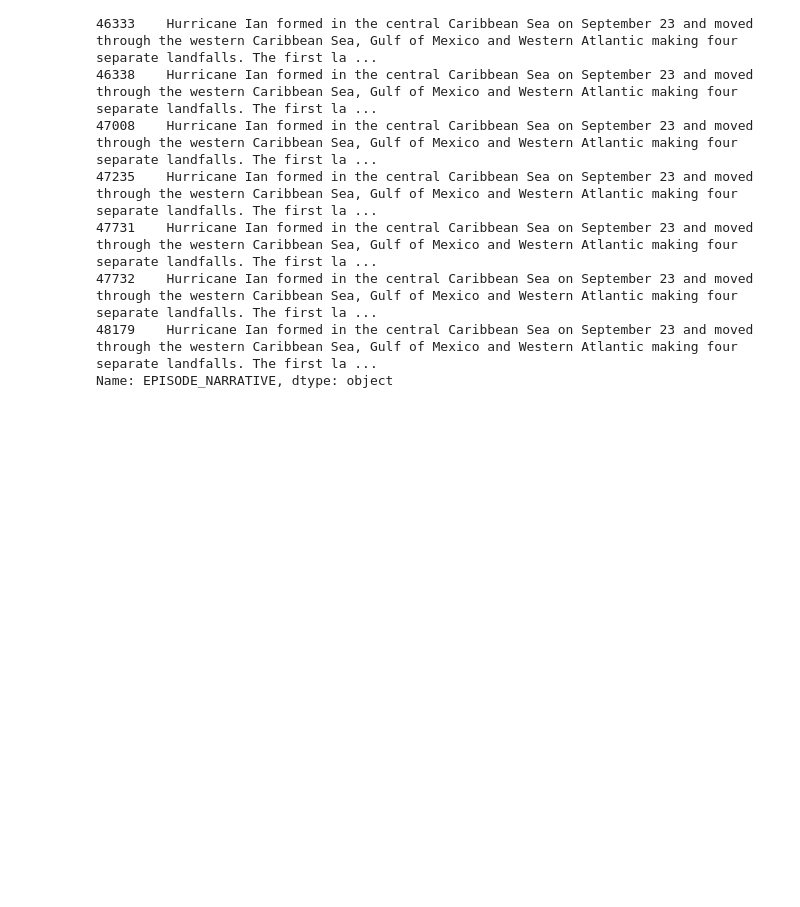
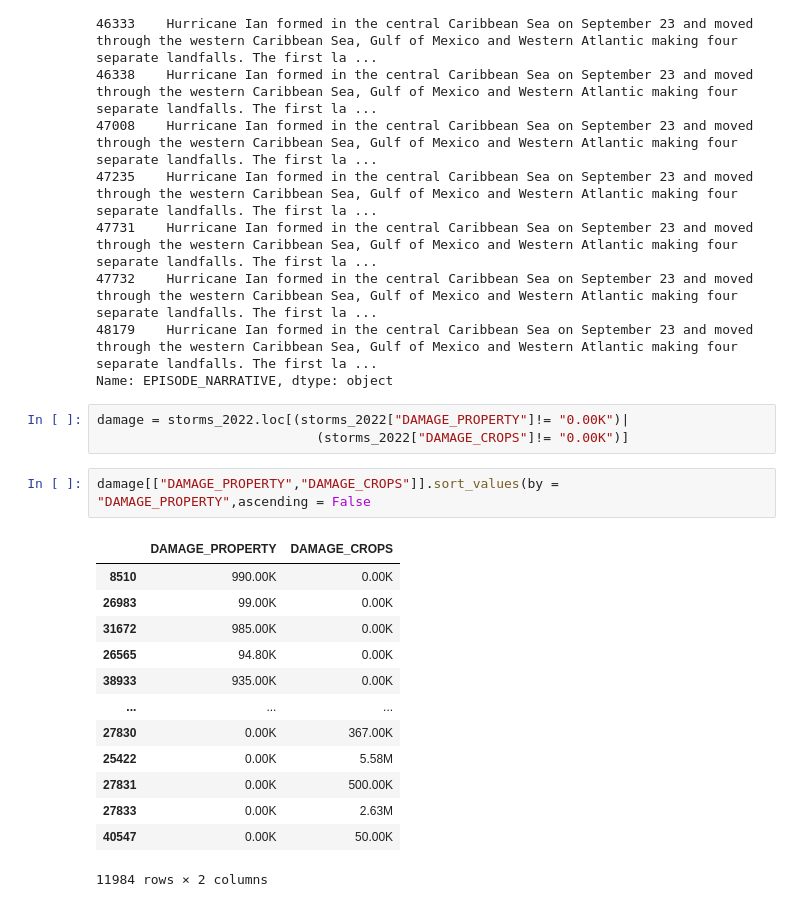
Before and after one commit to elizabethmorgan26/team1, a Jupyter notebook: data_analysis/cleaning_data.ipynb, the cells around one changed output. Drawn from its saved outputs; the diff is of its cells as text; blank space fills up the shorter version.

```diff
--- a/data_analysis/cleaning_data.ipynb
+++ b/data_analysis/cleaning_data.ipynb
@@ -227,3 +227,22 @@ deaths.loc[deaths["EPISODE_ID"]== 174632, "EPISODE_NARRATIVE"]
 47732    Hurricane Ian formed in the central Caribbean Sea on September 23 and moved through the western Caribbean Sea, Gulf of Mexico and Western Atlantic making four separate landfalls. The first la ...
 48179    Hurricane Ian formed in the central Caribbean Sea on September 23 and moved through the western Caribbean Sea, Gulf of Mexico and Western Atlantic making four separate landfalls. The first la ...
 Name: EPISODE_NARRATIVE, dtype: object
+# %%
+damage = storms_2022.loc[(storms_2022["DAMAGE_PROPERTY"]!= "0.00K")|
+                            (storms_2022["DAMAGE_CROPS"]!= "0.00K")]
+# %%
+damage[["DAMAGE_PROPERTY","DAMAGE_CROPS"]].sort_values(by = "DAMAGE_PROPERTY",ascending = False
+# %% [output]
+|  | DAMAGE_PROPERTY | DAMAGE_CROPS |
+| 8510 | 990.00K | 0.00K |
+| 26983 | 99.00K | 0.00K |
+| 31672 | 985.00K | 0.00K |
+| 26565 | 94.80K | 0.00K |
+| 38933 | 935.00K | 0.00K |
+| ... | ... | ... |
+| 27830 | 0.00K | 367.00K |
+| 25422 | 0.00K | 5.58M |
+| 27831 | 0.00K | 500.00K |
+| 27833 | 0.00K | 2.63M |
+| 40547 | 0.00K | 50.00K |
+11984 rows × 2 columns
```
